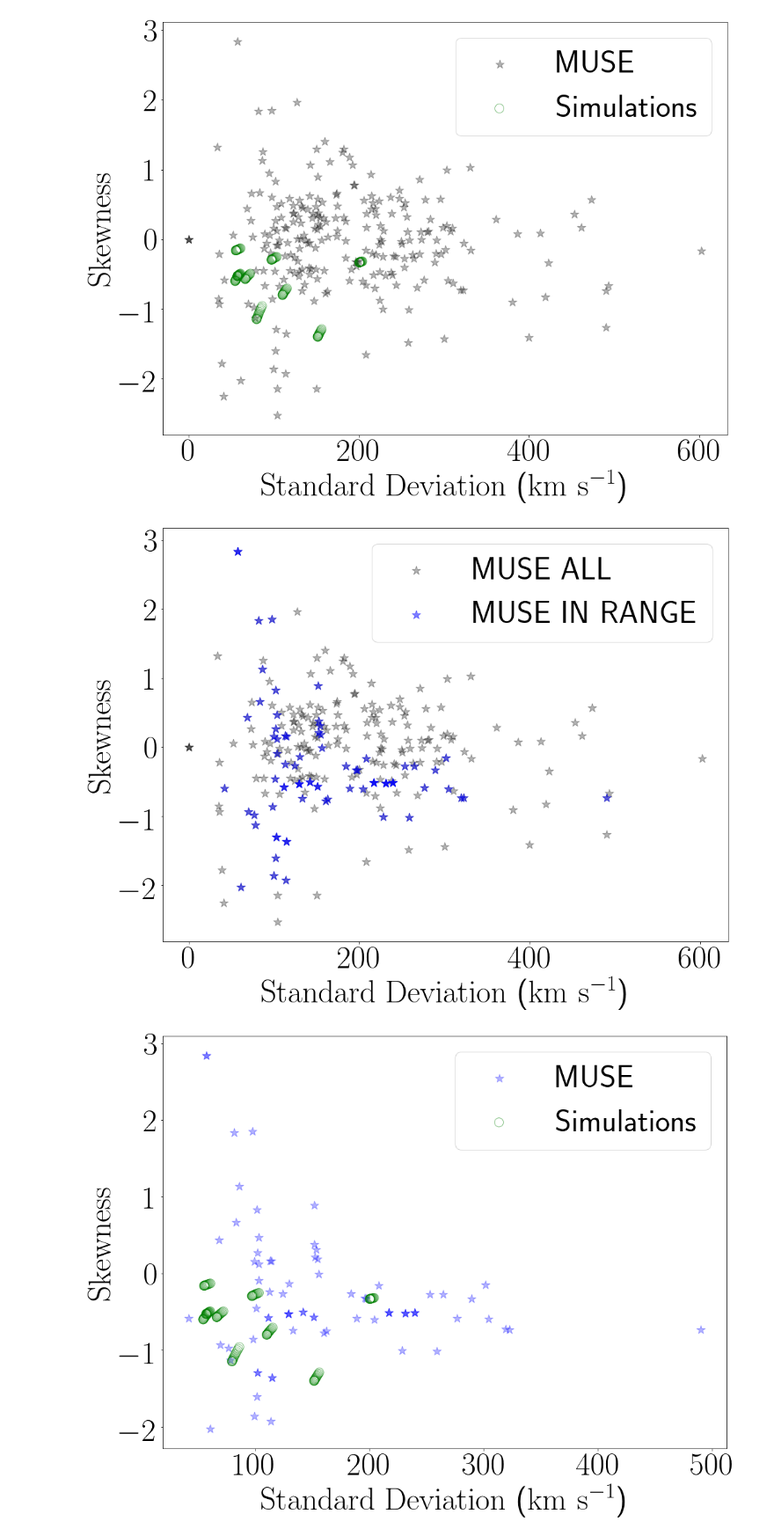
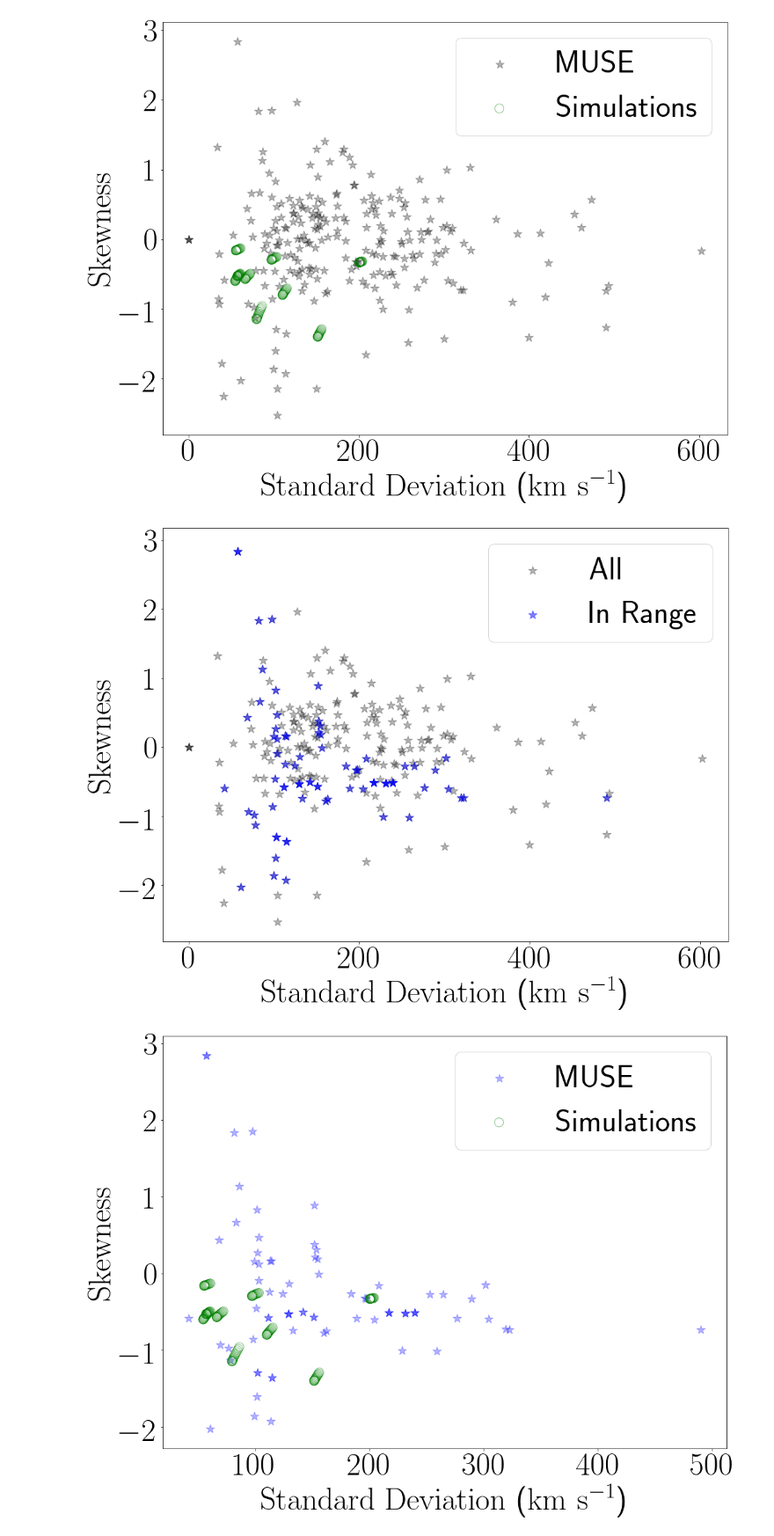
Before and after one commit to astroandes/CLARA_RotationOutflows, a Jupyter notebook: muse/muse_data.ipynb, the cells around one changed output. Shown at 88% size. Saved outputs shown, nothing was run; the diff lists cells and outputs as text; code cells hidden in the pictures.

```diff
--- a/muse/muse_data.ipynb
+++ b/muse/muse_data.ipynb
@@ -521,15 +521,15 @@ plt.savefig('muse_vs_simulations.pdf', format='pdf', transparent=False, bbox_inc
 [figure]
 # %%
 plt.figure(figsize=(16,12))
-plt.scatter(lya_stds, lya_skws, marker='*', alpha=0.3, c='k', label='MUSE ALL', s=200)
+plt.scatter(lya_stds, lya_skws, marker='*', alpha=0.3, c='k', label='All', s=200)
 plt.scatter(candidates_std_scatter, candidates_skw_scatter, marker='*', alpha=0.5, c='b',
-            label='MUSE IN RANGE', s=200)
+            label='In Range', s=200)
 plt.legend()
 plt.xlabel('$\mathrm{Standard\;Deviation}$ ($\mathrm{km}$ $\mathrm{s^{-1}}$)')
 plt.ylabel('$\mathrm{Skewness}$')
 plt.savefig('museall_vs_muserange.pdf', format='pdf', transparent=False, bbox_inches='tight', pad_inches=0.2)
 # %% [output]
-[figure, old version]
+[figure, new version]
 # %%
 plt.figure(figsize=(16,12))
 plt.scatter(candidates_std_scatter, candidates_skw_scatter, marker='*', alpha=0.3, c='b', label='MUSE', s=200)
```
Also changed, not shown: 6 other files.
